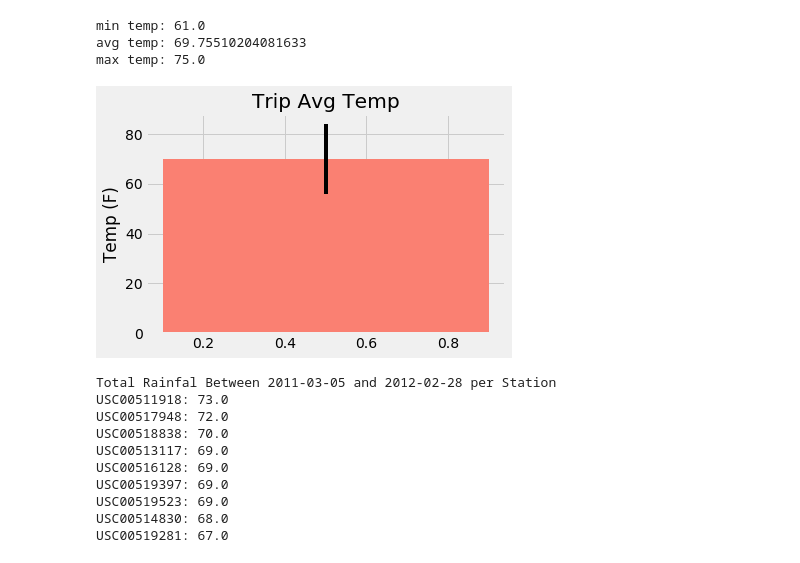
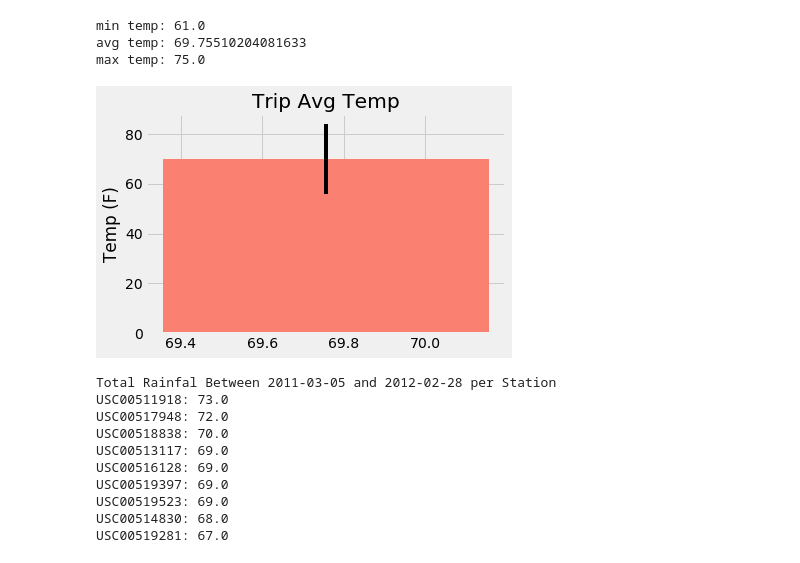
Before and after one commit to Joe-W-Conroy/sqlalchemy-challenge, a Jupyter notebook: climate.ipynb, the cells around one changed output. Cells and saved outputs as stored; diff of their text form; code cells hidden in the pictures.

```diff
--- a/climate.ipynb
+++ b/climate.ipynb
@@ -252,20 +252,20 @@ max temp: 75.0
 # %%
 # Plot the results from your previous query as a bar chart.
 # Use "Trip Avg Temp" as your Title
 # Use the average temperature for the y value
 # Use the peak-to-peak (tmax-tmin) value as the y error bar (yerr)
 avg_bar = plt.bar(
-    0.5,
+    tavg,
     height=tavg,
     color='salmon',
     yerr=tmax - tmin
 )
 plt.title("Trip Avg Temp")
 plt.ylabel("Temp (F)")
 plt.tight_layout()
 plt.show()
 # %% [output]
-[figure, old version]
+[figure, new version]
 # %%
 # Calculate the total amount of rainfall per weather station for your trip dates using the previous year's matching dates.
 # Sort this in descending order by precipitation amount and list the station, name, latitude, longitude, and elevation
```
